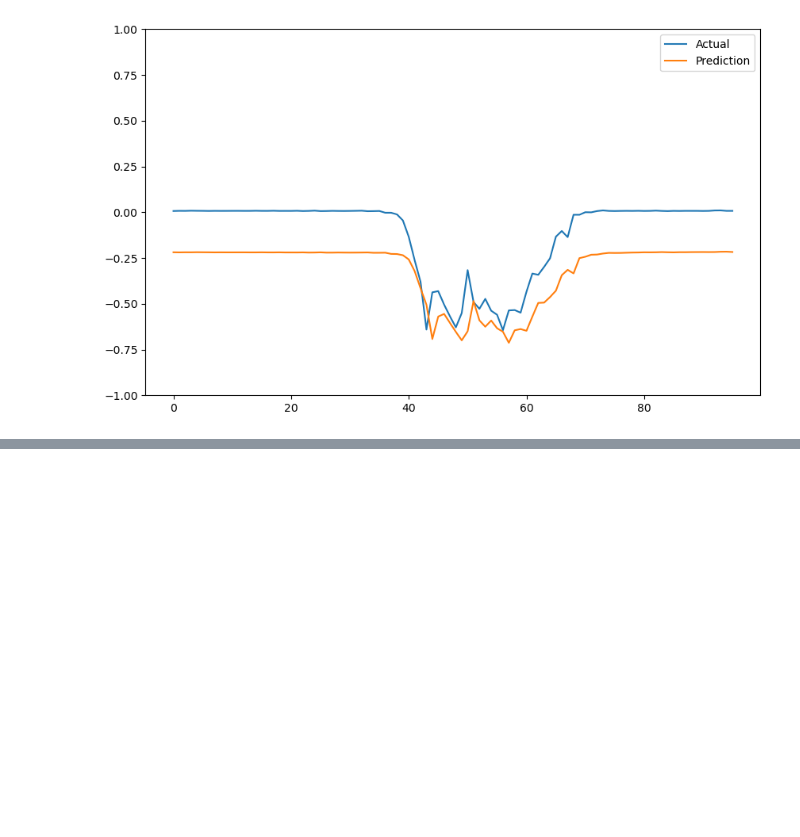
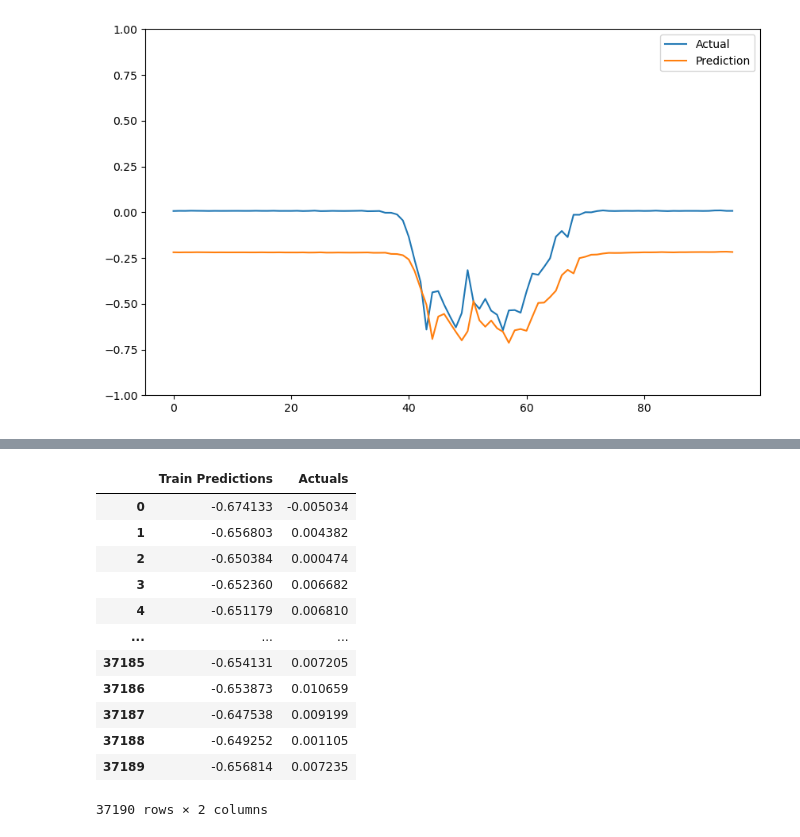
Before and after one commit to dguiraldes/aml_project, a Jupyter notebook: Adri_GRU_2.ipynb, the cells around one changed output, grey strips where cells are left out. Saved outputs shown, nothing was run; the diff lists cells and outputs as text; code cells hidden in the pictures; blank space fills up the shorter version.

```diff
--- a/Adri_GRU_2.ipynb
+++ b/Adri_GRU_2.ipynb
@@ -605,0 +640,5 @@ Test MAE: 0.20107829443174538
+# %%
+train_predictions5 = gru_model5.predict(X_train).flatten()
+train_results5 = pd.DataFrame(data={'Train Predictions':train_predictions5, 'Actuals':y_train})
+train_results5
+# %% [output]
@@ -605,0 +646,13 @@ Test MAE: 0.20107829443174538
+|  | Train Predictions | Actuals |
+| 0 | -0.674133 | -0.005034 |
+| 1 | -0.656803 | 0.004382 |
+| 2 | -0.650384 | 0.000474 |
+| 3 | -0.652360 | 0.006682 |
+| 4 | -0.651179 | 0.006810 |
+| ... | ... | ... |
+| 37185 | -0.654131 | 0.007205 |
+| 37186 | -0.653873 | 0.010659 |
+| 37187 | -0.647538 | 0.009199 |
+| 37188 | -0.649252 | 0.001105 |
+| 37189 | -0.656814 | 0.007235 |
+37190 rows × 2 columns
```
Also changed, not shown: parts of 7 cells of this notebook.
